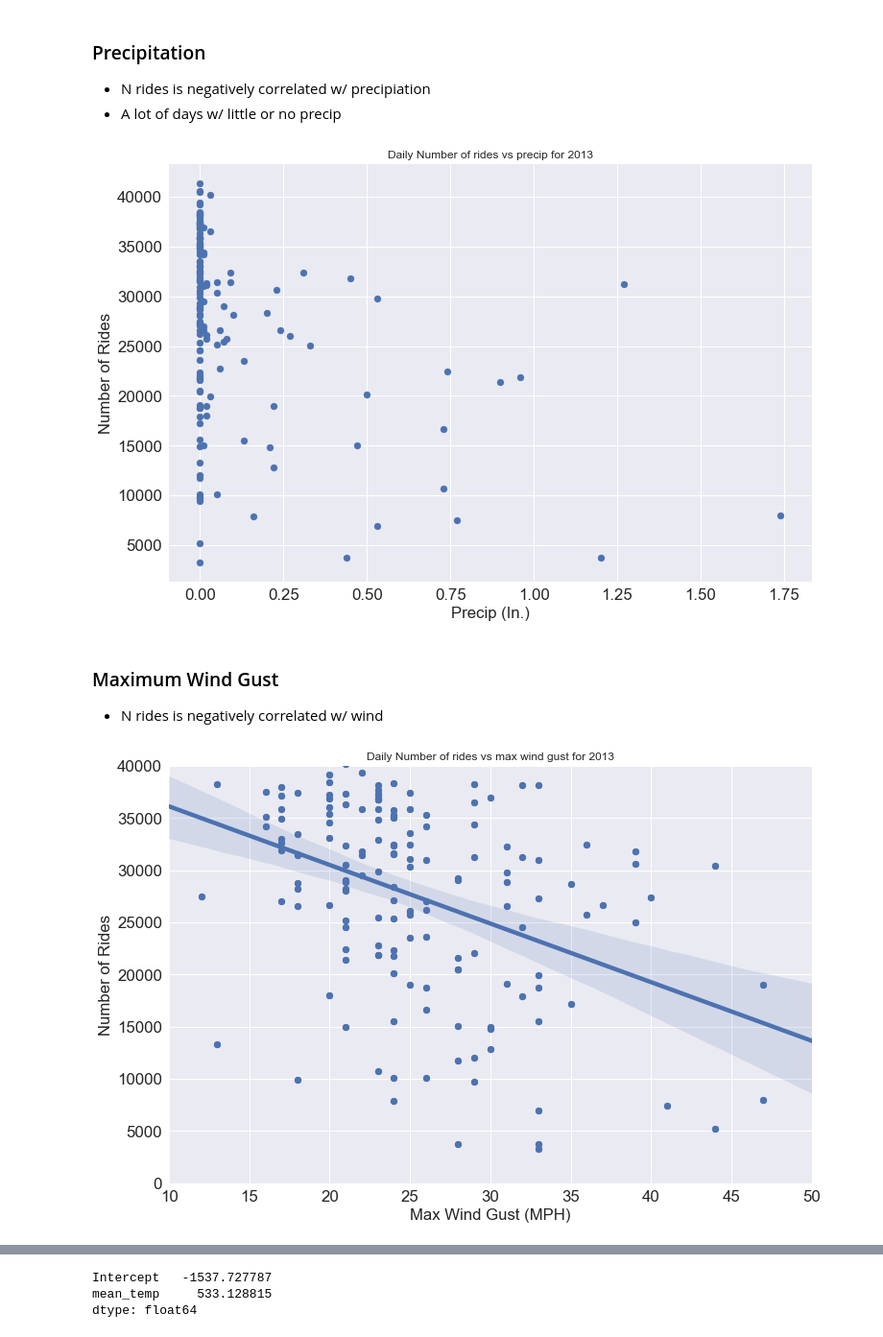
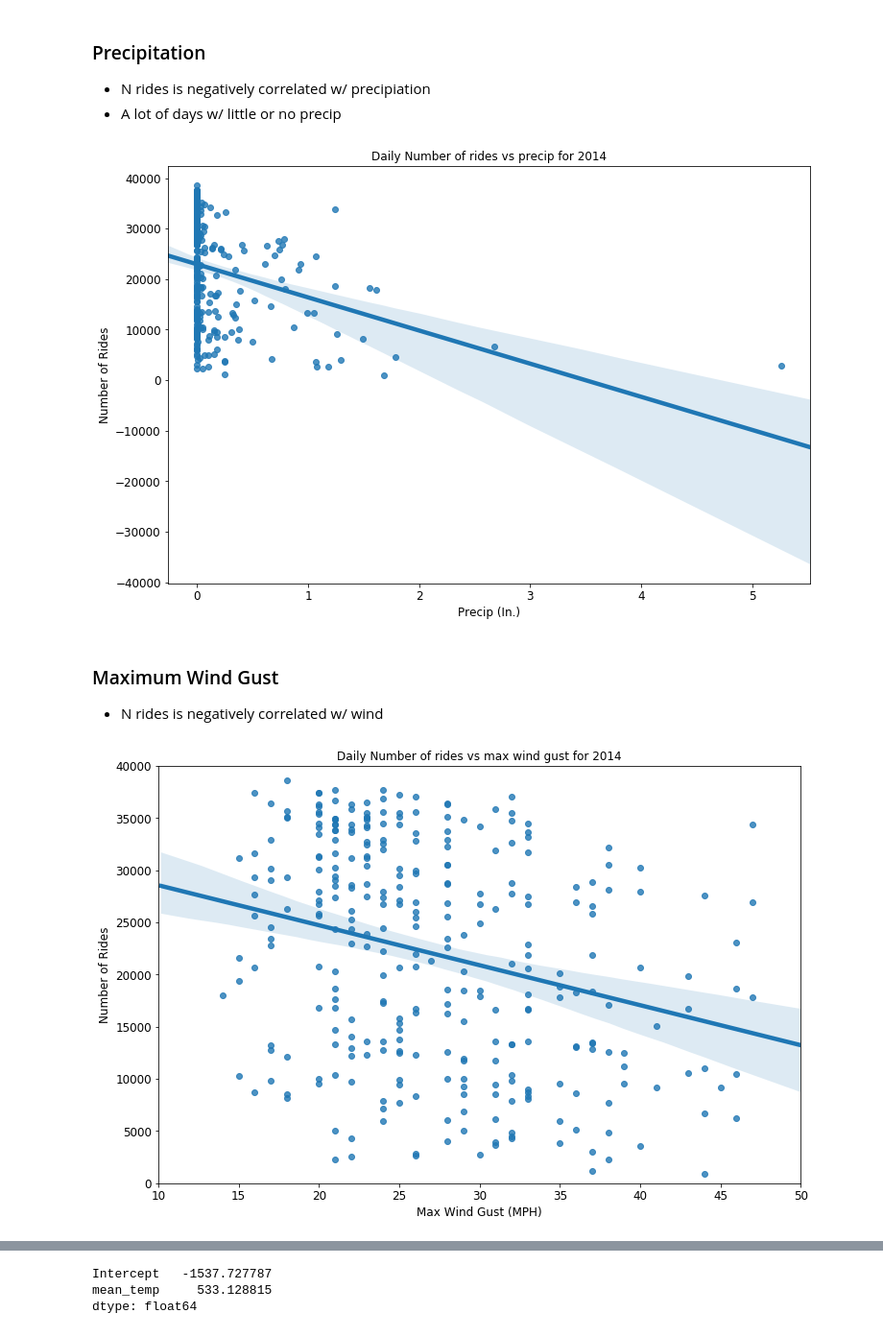
Before and after one commit to andypicke/NYC_citibike, a Jupyter notebook: weather_vs_rides.ipynb, the cells around one changed output, grey strips where cells are left out. Shown: that part at 96% size. Saved outputs shown, nothing was run; the diff lists cells and outputs as text; code cells hidden in the pictures.

```diff
--- a/weather_vs_rides.ipynb
+++ b/weather_vs_rides.ipynb
@@ -18,5 +23,9 @@ con2 = sqlite3.connect('data/nyc_weather.db3')
 # %%
+# Number of rides each yday
 year = 2014
-rides = pd.read_sql_query("SELECT yday,count(*) as num_rides FROM rides WHERE year=? GROUP BY yday",con1,params=[year])
+#rides = pd.read_sql_query("SELECT yday,count(*) as num_rides FROM rides WHERE year=? GROUP BY yday",con1,params=[year])
+
+rides = pd.read_csv('data/TotalRidesGroupedByDate.csv')
+rides = rides.loc[rides.year==2014]
 rides.head()
 # %% [output]
@@ -62,6 +95,6 @@ plt.title(str(year))
 # %% [markdown]
 ## Now join weather data to rides so we can plot # rides vs temperature for each day
 # %%
-comb = pd.merge(rides,wea,on='yday')
-comb.head()
+rides_wea_comb = pd.merge(rides,wea,on='yday')
+rides_wea_comb.head()
 # %% [output]
@@ -157,13 +190,0 @@ reg.score(X,Y)
-# %%
-year = 2013
-rides = pd.read_sql_query("SELECT yday,count(*) as num_rides FROM rides WHERE year=? GROUP BY yday",con1,params=[year])
-rides.head()
-
-wea = pd.read_sql_query("SELECT * FROM temps WHERE year=?",con2,params=[year])
-wea['date'] = pd.to_datetime(wea.date)
-wea.loc[wea.precip_In=='T'] = 0
-wea.loc[:,'precip_In'] = wea.astype({'precip_In':'float64'})
-wea.set_index('date',inplace=True)
-wea.head()
-comb = pd.merge(rides,wea,on='yday')
-comb.head()
@@ -195,26 +194,26 @@ lm.rsquared
 - A lot of days w/ little or no precip
 # %%
 plt.figure(figsize=(12,8))
-plt.scatter(comb.precip_In, comb.num_rides)
-#sns.regplot(comb.precip_In, comb.num_rides)
+#plt.scatter(rides_wea_comb.precip_In, rides_wea_comb.Nrides)
+sns.regplot(rides_wea_comb.precip_In, rides_wea_comb.Nrides)
 plt.xlabel('Precip (In.)')
 plt.ylabel('Number of Rides')
 plt.title('Daily Number of rides vs precip for ' + str(year) );
 # %% [output]
-[figure, old version]
+[figure, new version]
 # %% [markdown]
 ### Maximum Wind Gust
 - N rides is negatively correlated w/ wind
 # %%
 plt.figure(figsize=(12,8))
-plt.scatter(comb.max_gust_mph, comb.num_rides)
-sns.regplot(comb.max_gust_mph, comb.num_rides)
+#plt.scatter(rides_wea_comb.max_gust_mph, rides_wea_comb.Nrides)
+sns.regplot(rides_wea_comb.max_gust_mph, rides_wea_comb.Nrides)
 #sns.jointplot(comb.max_gust_mph, comb.num_rides)
 plt.xlabel('Max Wind Gust (MPH)')
 plt.ylabel('Number of Rides')
 plt.xlim(10,50)
 plt.ylim(0,40000)
 plt.title('Daily Number of rides vs max wind gust for ' + str(year) );
 # %% [output]
-[figure, old version]
+[figure, new version]
 # %% [markdown]
```
Also changed, not shown: parts of 43 cells of this notebook, 4 other files.
